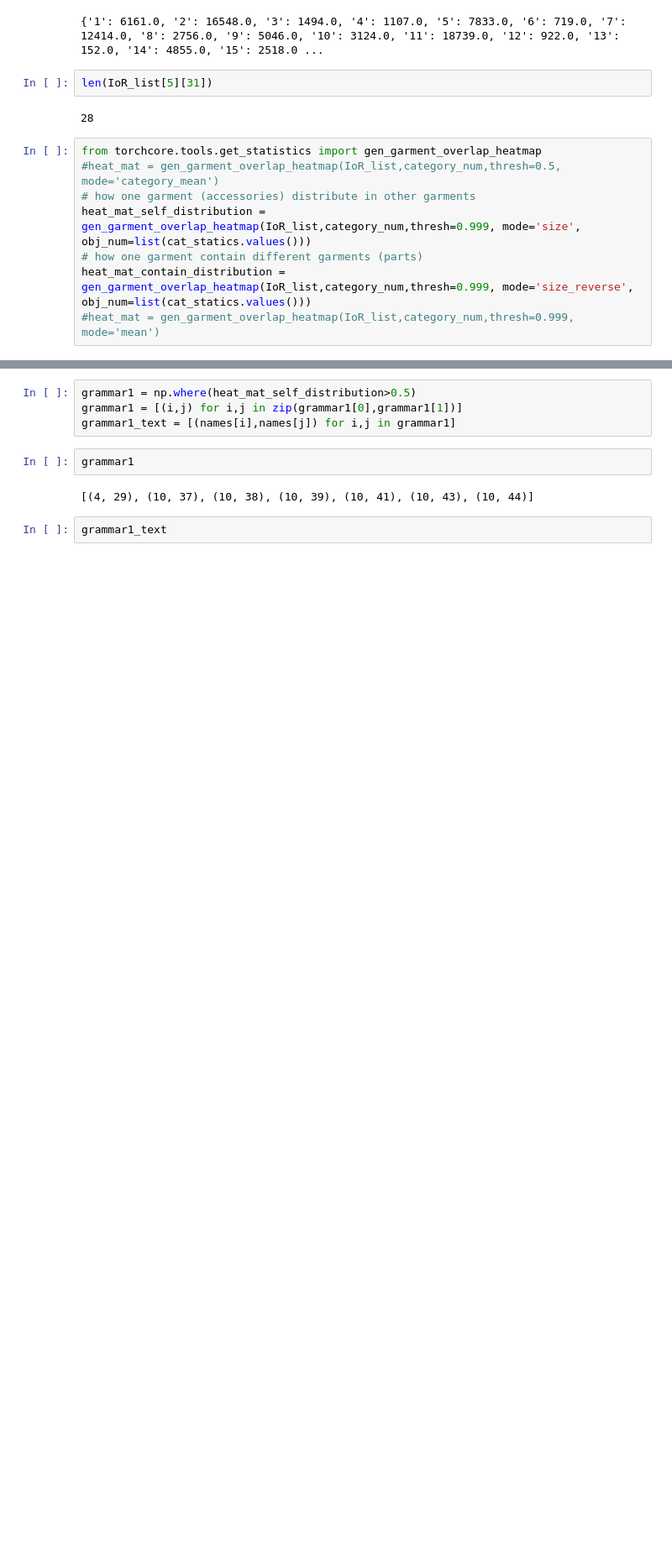
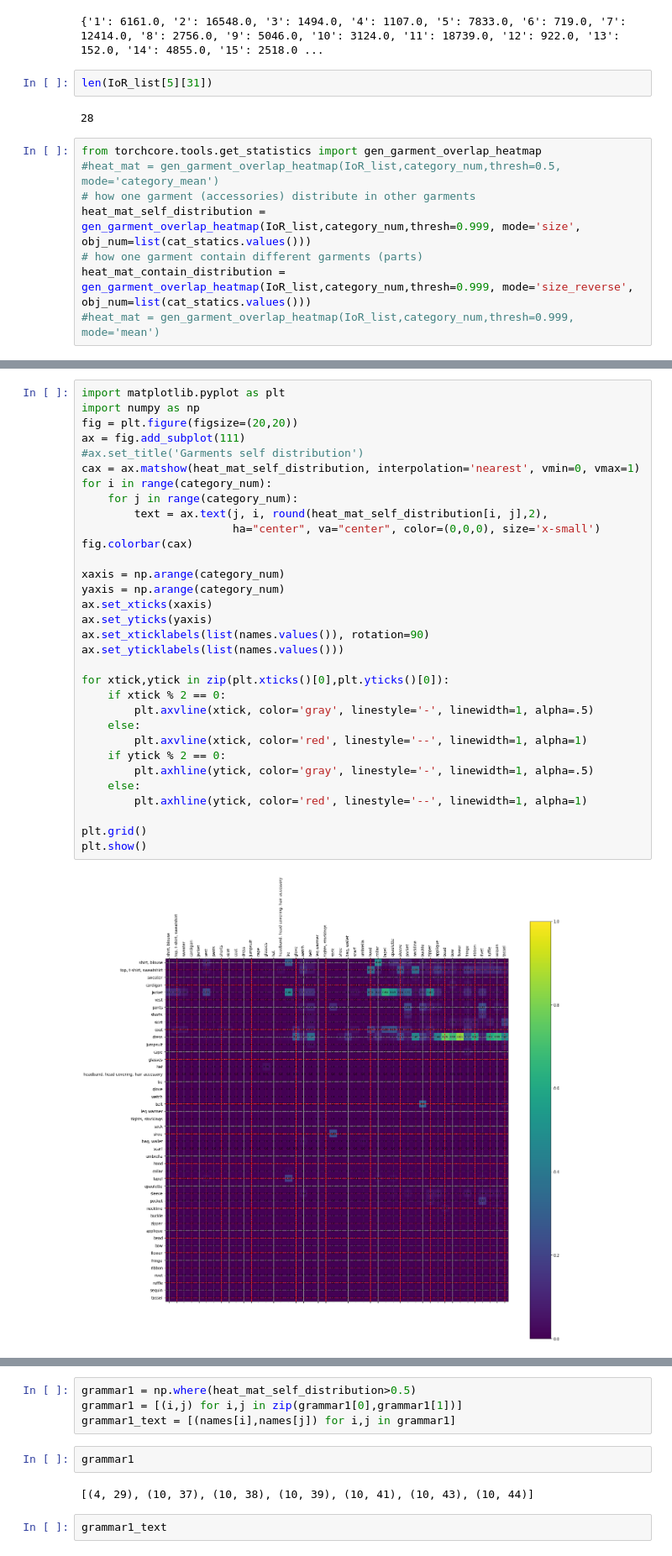
Before and after one commit to dang-qi/fashion_detection, a Jupyter notebook: cal_overlap.ipynb, the cells around one changed output, grey strips where cells are left out. Shown at 84% size. Drawn from its saved outputs; the diff is of its cells as text; blank space fills up the shorter version.

```diff
--- a/cal_overlap.ipynb
+++ b/cal_overlap.ipynb
@@ -44,3 +66,37 @@ index created!
+# %%
+import matplotlib.pyplot as plt
+import numpy as np
+fig = plt.figure(figsize=(20,20))
+ax = fig.add_subplot(111)
+#ax.set_title('Garments self distribution')
+cax = ax.matshow(heat_mat_self_distribution, interpolation='nearest', vmin=0, vmax=1)
+for i in range(category_num):
+    for j in range(category_num):
+        text = ax.text(j, i, round(heat_mat_self_distribution[i, j],2),
+                       ha="center", va="center", color=(0,0,0), size='x-small')
+fig.colorbar(cax)
+
+xaxis = np.arange(category_num)
+yaxis = np.arange(category_num)
+ax.set_xticks(xaxis)
+ax.set_yticks(yaxis)
+ax.set_xticklabels(list(names.values()), rotation=90)
+ax.set_yticklabels(list(names.values()))
+
+for xtick,ytick in zip(plt.xticks()[0],plt.yticks()[0]):
+    if xtick % 2 == 0:
+        plt.axvline(xtick, color='gray', linestyle='-', linewidth=1, alpha=.5)
+    else:
+        plt.axvline(xtick, color='red', linestyle='--', linewidth=1, alpha=1)
+    if ytick % 2 == 0:
+        plt.axhline(ytick, color='gray', linestyle='-', linewidth=1, alpha=.5)
+    else:
+        plt.axhline(ytick, color='red', linestyle='--', linewidth=1, alpha=1)
+
+plt.grid()
+plt.show()
+# %% [output]
+[figure, added]
 # %%
 import matplotlib.pyplot as plt
 import numpy as np
```
Also changed, not shown: parts of 7 cells of this notebook, 4 other files.
